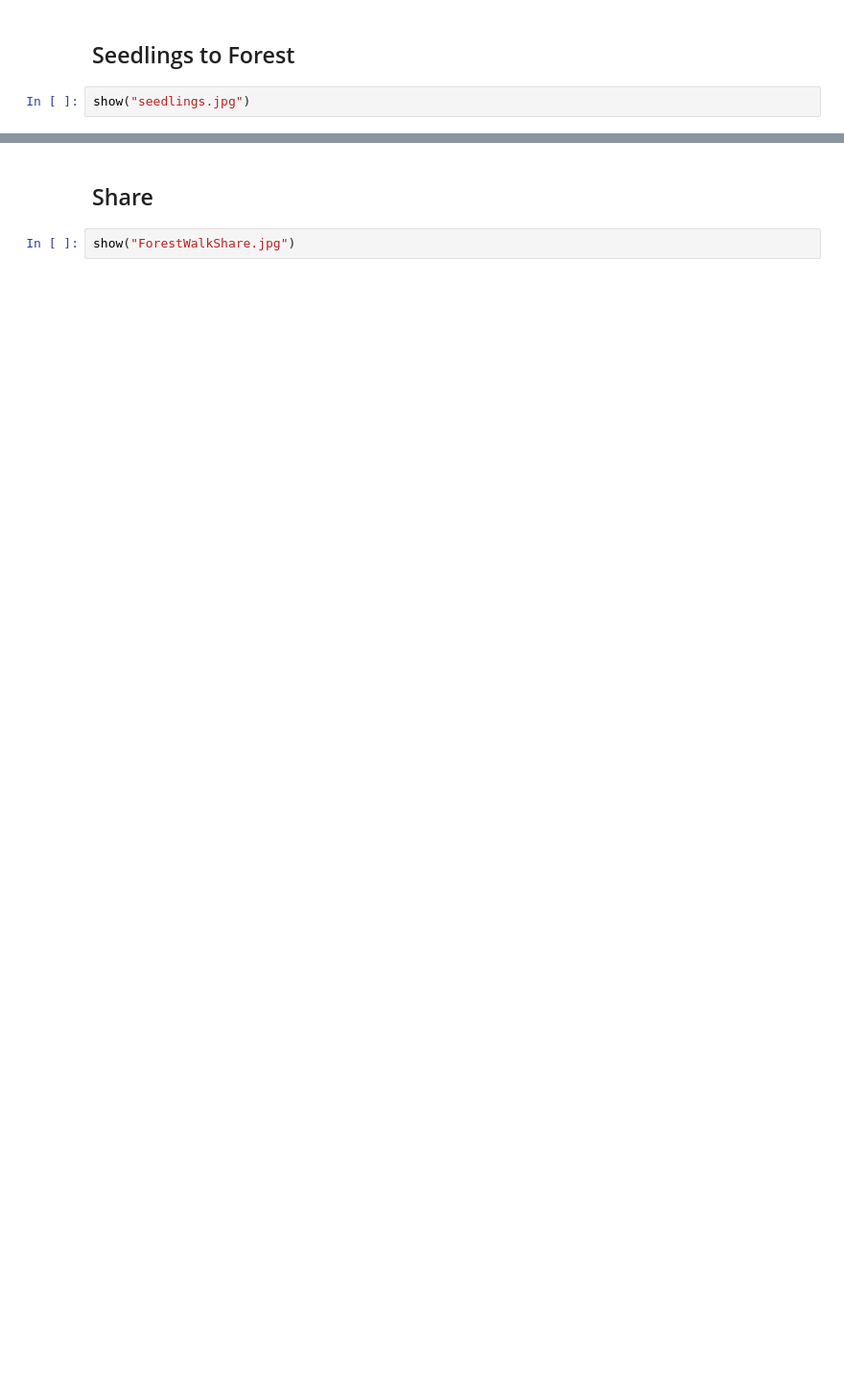
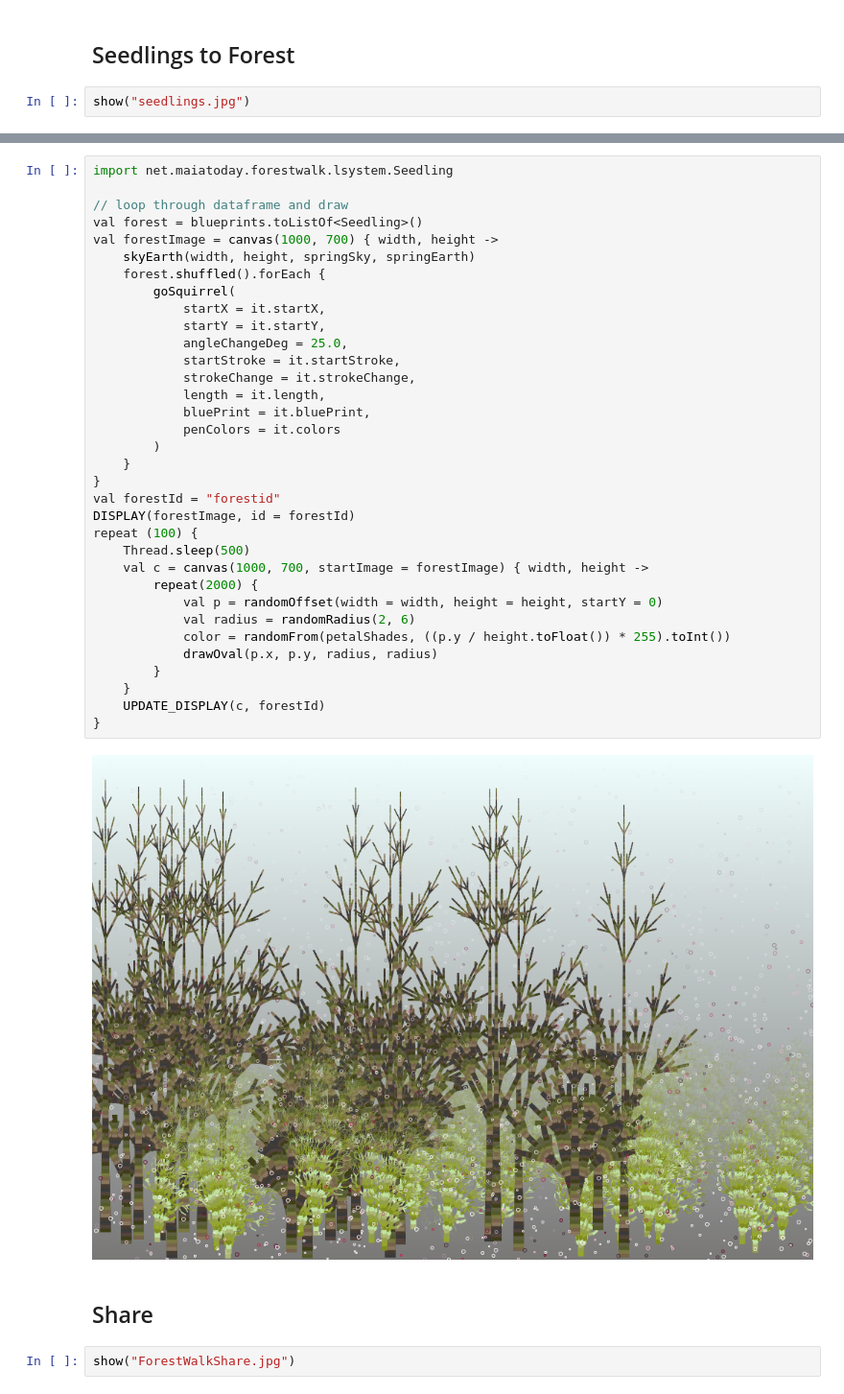
Before and after one commit to maiatoday/ForestWalk, a Jupyter notebook: book/Forest.ipynb, the cells around one changed output, grey strips where cells are left out. Shown at 96% size. Cells and saved outputs as stored; diff of their text form; blank space fills up the shorter version.

Commit message:
Seedlings to Forest

```diff
--- a/book/Forest.ipynb
+++ b/book/Forest.ipynb
@@ -299,3 +317,39 @@ df
+# %%
+import net.maiatoday.forestwalk.lsystem.Seedling
+
+// loop through dataframe and draw
+val forest = blueprints.toListOf<Seedling>()
+val forestImage = canvas(1000, 700) { width, height ->
+    skyEarth(width, height, springSky, springEarth)
+    forest.shuffled().forEach {
+        goSquirrel(
+            startX = it.startX,
+            startY = it.startY,
+            angleChangeDeg = 25.0,
+            startStroke = it.startStroke,
+            strokeChange = it.strokeChange,
+            length = it.length,
+            bluePrint = it.bluePrint,
+            penColors = it.colors
+        )
+    }
+}
+val forestId = "forestid"
+DISPLAY(forestImage, id = forestId)
+repeat (100) {
+    Thread.sleep(500)
+    val c = canvas(1000, 700, startImage = forestImage) { width, height ->
+        repeat(2000) {
+            val p = randomOffset(width = width, height = height, startY = 0)
+            val radius = randomRadius(2, 6)
+            color = randomFrom(petalShades, ((p.y / height.toFloat()) * 255).toInt())
+            drawOval(p.x, p.y, radius, radius)
+        }
+    }
+    UPDATE_DISPLAY(c, forestId)
+}
+# %% [output]
+[figure, added]
 # %% [markdown]
 
 ## Share
```
Also changed, not shown: parts of 7 cells of this notebook, 6 other files.
